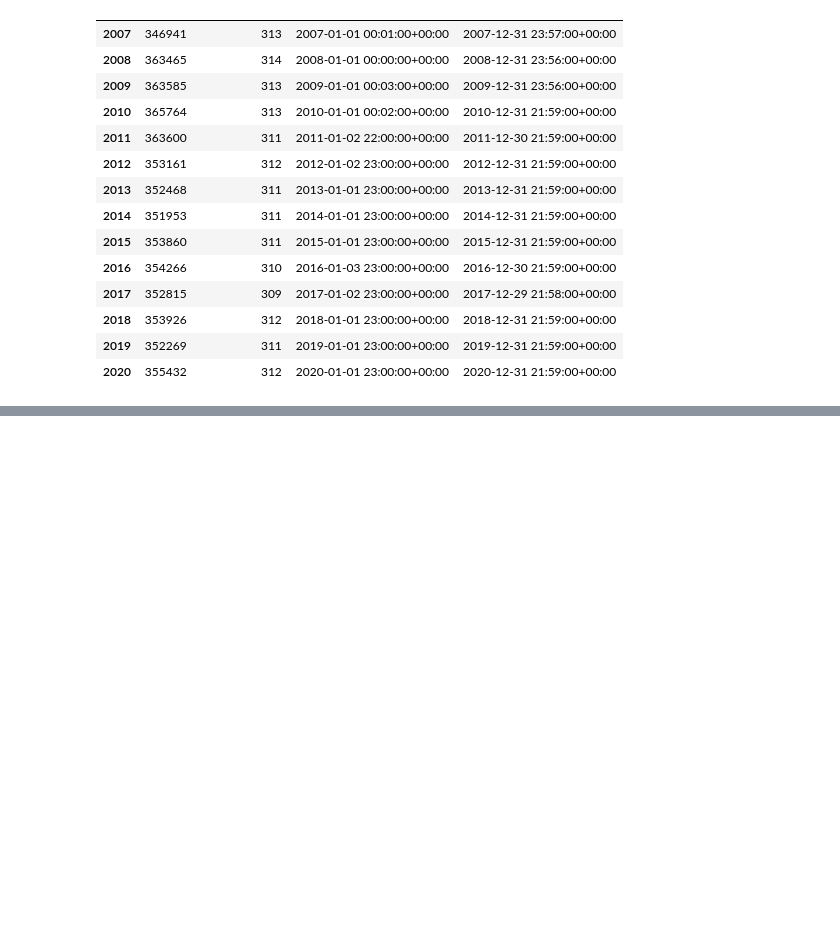
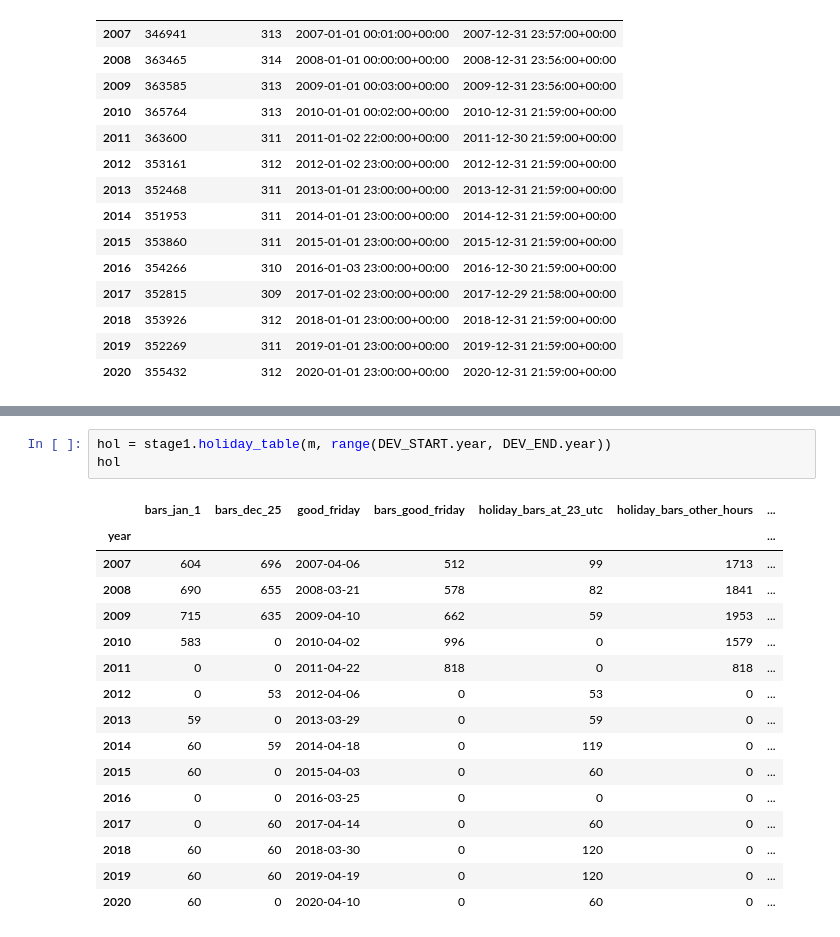
Before and after one commit to QBKFD/OPARLI-LLM-FORWARD, a Jupyter notebook: research/squeeze_oco/01_vol_state.ipynb, the cells around one changed output, grey strips where cells are left out. Drawn from its saved outputs; the diff is of its cells as text; blank space fills up the shorter version.

```diff
--- a/research/squeeze_oco/01_vol_state.ipynb
+++ b/research/squeeze_oco/01_vol_state.ipynb
@@ -303,0 +353,20 @@ bars: 4,983,505, 2007-01-01 00:01:00+00:00 .. 2020-12-31 21:59:00+00:00 (UTC)
+# %%
+hol = stage1.holiday_table(m, range(DEV_START.year, DEV_END.year))
+hol
+# %% [output]
+|  | bars_jan_1 | bars_dec_25 | good_friday | bars_good_friday | holiday_bars_at_23_utc | holiday_bars_other_hours | ... |
+| year |  |  |  |  |  |  | ... |
+| 2007 | 604 | 696 | 2007-04-06 | 512 | 99 | 1713 | ... |
+| 2008 | 690 | 655 | 2008-03-21 | 578 | 82 | 1841 | ... |
+| 2009 | 715 | 635 | 2009-04-10 | 662 | 59 | 1953 | ... |
+| 2010 | 583 | 0 | 2010-04-02 | 996 | 0 | 1579 | ... |
+| 2011 | 0 | 0 | 2011-04-22 | 818 | 0 | 818 | ... |
+| 2012 | 0 | 53 | 2012-04-06 | 0 | 53 | 0 | ... |
+| 2013 | 59 | 0 | 2013-03-29 | 0 | 59 | 0 | ... |
+| 2014 | 60 | 59 | 2014-04-18 | 0 | 119 | 0 | ... |
+| 2015 | 60 | 0 | 2015-04-03 | 0 | 60 | 0 | ... |
+| 2016 | 0 | 0 | 2016-03-25 | 0 | 0 | 0 | ... |
+| 2017 | 0 | 60 | 2017-04-14 | 0 | 60 | 0 | ... |
+| 2018 | 60 | 60 | 2018-03-30 | 0 | 120 | 0 | ... |
+| 2019 | 60 | 60 | 2019-04-19 | 0 | 120 | 0 | ... |
+| 2020 | 60 | 0 | 2020-04-10 | 0 | 60 | 0 | ... |
```
Also changed, not shown: parts of 13 cells of this notebook, 6 other files.
